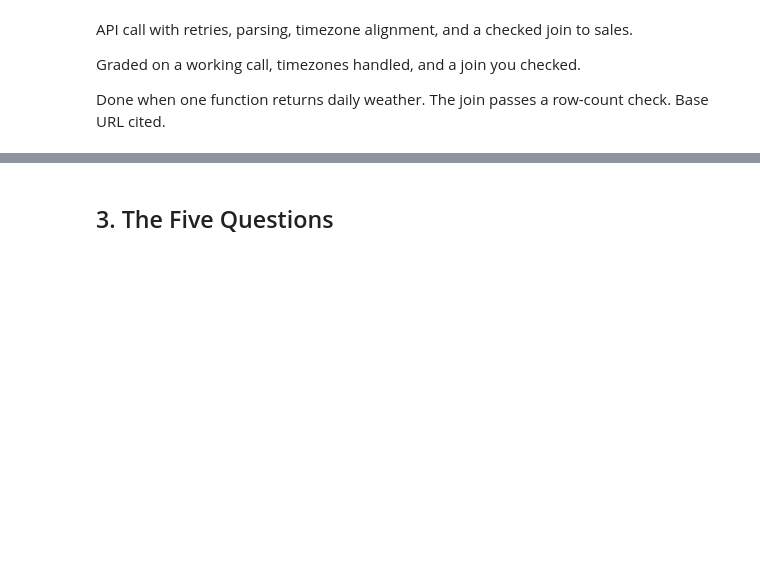
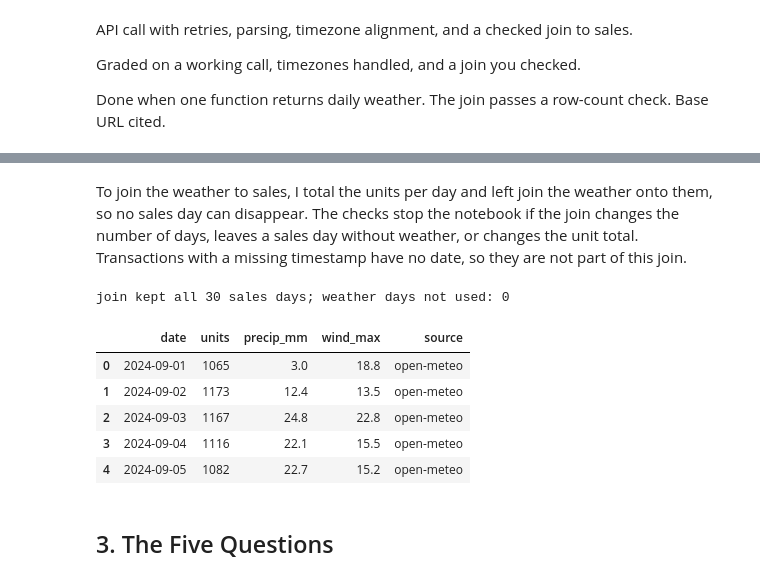
Before and after one commit to eviemcmahan/walmart-hurricane-project, a Jupyter notebook: notebooks/team_notebook.ipynb, the cells around one changed output, grey strips where cells are left out. Cells and saved outputs as stored; diff of their text form; code cells hidden in the pictures; blank space fills up the shorter version.

```diff
--- a/notebooks/team_notebook.ipynb
+++ b/notebooks/team_notebook.ipynb
@@ -924,0 +1222,17 @@ Done when one function returns daily weather. The join passes a row-count check.
+# %%
+wx = daily_weather('2024-09-01', '2024-09-30')
+pulled_at = pd.Timestamp.now(tz='America/New_York')
+
+assert list(wx.columns) == ['date', 'precip_mm', 'wind_max', 'source']
+assert len(wx) == 30, f'expected 30 days, got {len(wx)}'
+assert pd.api.types.is_datetime64_any_dtype(wx['date'])
+assert wx[['precip_mm', 'wind_max']].notna().all().all(), 'missing weather values'
+assert (wx['precip_mm'] >= 0).all(), 'negative rainfall is not a thing'
+print('weather table is safe to join')
+
+print('Source:  Open-Meteo historical archive API')
+print('Endpoint:', BASE)
+print(f"Coordinates: {WX_LAT}, {WX_LON}")
+print(f"Date range: {wx['date'].min():%B %d, %Y} to {wx['date'].max():%B %d, %Y}")
+print(f"Pulled: {pulled_at:%B %d, %Y at %I:%M %p}")
+print('Data source column:', wx['source'].unique().tolist(), f'({len(wx)} days)')
@@ -925,3 +1247,23 @@ Done when one function returns daily weather. The join passes a row-count check.
+# %% [markdown]
+To join the weather to sales, I total the units per day and left join the weather onto them, so no sales day can disappear. The checks stop the notebook if the join changes the number of days, leaves a sales day without weather, or changes the unit total. Transactions with a missing timestamp have no date, so they are not part of this join.
+# %%
+daily = clean['transactions'].groupby('date')['quantity'].sum().reset_index(name='units')
+merged = daily.merge(wx, on='date', how='left', indicator=True, validate='one_to_one')
+
+assert len(merged) == len(daily), 'the join changed the number of sales days'
+assert (merged['_merge'] == 'both').all(), 'some sales days have no weather'
+assert merged['units'].sum() == daily['units'].sum(), 'the join changed the unit total'
+print(f"join kept all {len(merged)} sales days; weather days not used: {len(set(wx['date']) - set(daily['date']))}")
+merged = merged.drop(columns='_merge')
+merged.head()
+# %% [output]
+join kept all 30 sales days; weather days not used: 0
+|  | date | units | precip_mm | wind_max | source |
+| 0 | 2024-09-01 | 1065 | 3.0 | 18.8 | open-meteo |
+| 1 | 2024-09-02 | 1173 | 12.4 | 13.5 | open-meteo |
+| 2 | 2024-09-03 | 1167 | 24.8 | 22.8 | open-meteo |
+| 3 | 2024-09-04 | 1116 | 22.1 | 15.5 | open-meteo |
+| 4 | 2024-09-05 | 1082 | 22.7 | 15.2 | open-meteo |
 # %% [markdown]
 ## 3. The Five Questions
 # %% [markdown]
```
Also changed, not shown: parts of 44 cells of this notebook.
